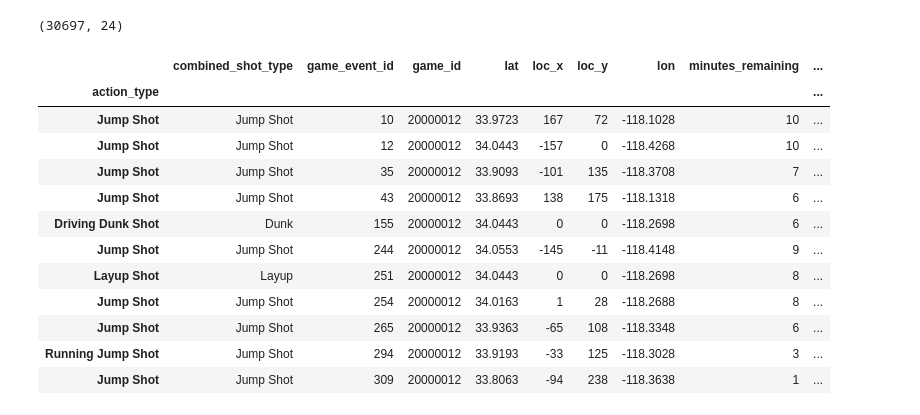
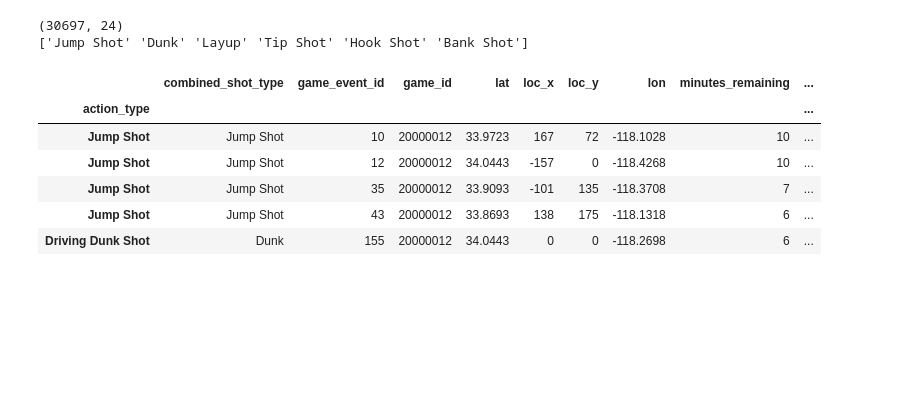
Before and after one commit to savourylie/kobe_bryant_shots, a Jupyter notebook: kobe_bryant_shots_selection.ipynb, the cells around one changed output. Drawn from its saved outputs; the diff is of its cells as text; code cells hidden in the pictures; blank space fills up the shorter version.

```diff
--- a/kobe_bryant_shots_selection.ipynb
+++ b/kobe_bryant_shots_selection.ipynb
@@ -1,27 +1,24 @@
 # %%
 %matplotlib inline
 import pandas as pd
 import numpy as np
 import matplotlib.pyplot as plt
 from IPython.display import display
 pd.set_option('display.max_columns', 100)
 
 dfMain = pd.DataFrame.from_csv('data.csv')
 print(dfMain.shape)
-display(dfMain.head(11))
-# display(dfMain.describe())
+print(dfMain['combined_shot_type'].unique())
+# dfMain['game_id'].plot()
+# dfMain['game_event_id'].plot()
+display(dfMain.head())
 # %% [output]
 (30697, 24)
+['Jump Shot' 'Dunk' 'Layup' 'Tip Shot' 'Hook Shot' 'Bank Shot']
 |  | combined_shot_type | game_event_id | game_id | lat | loc_x | loc_y | lon | minutes_remaining | ... |
 | action_type |  |  |  |  |  |  |  |  | ... |
 | Jump Shot | Jump Shot | 10 | 20000012 | 33.9723 | 167 | 72 | -118.1028 | 10 | ... |
 | Jump Shot | Jump Shot | 12 | 20000012 | 34.0443 | -157 | 0 | -118.4268 | 10 | ... |
 | Jump Shot | Jump Shot | 35 | 20000012 | 33.9093 | -101 | 135 | -118.3708 | 7 | ... |
 | Jump Shot | Jump Shot | 43 | 20000012 | 33.8693 | 138 | 175 | -118.1318 | 6 | ... |
 | Driving Dunk Shot | Dunk | 155 | 20000012 | 34.0443 | 0 | 0 | -118.2698 | 6 | ... |
-| Jump Shot | Jump Shot | 244 | 20000012 | 34.0553 | -145 | -11 | -118.4148 | 9 | ... |
-| Layup Shot | Layup | 251 | 20000012 | 34.0443 | 0 | 0 | -118.2698 | 8 | ... |
-| Jump Shot | Jump Shot | 254 | 20000012 | 34.0163 | 1 | 28 | -118.2688 | 8 | ... |
-| Jump Shot | Jump Shot | 265 | 20000012 | 33.9363 | -65 | 108 | -118.3348 | 6 | ... |
-| Running Jump Shot | Jump Shot | 294 | 20000012 | 33.9193 | -33 | 125 | -118.3028 | 3 | ... |
-| Jump Shot | Jump Shot | 309 | 20000012 | 33.8063 | -94 | 238 | -118.3638 | 1 | ... |
```
Also changed, not shown: parts of 19 cells of this notebook.
